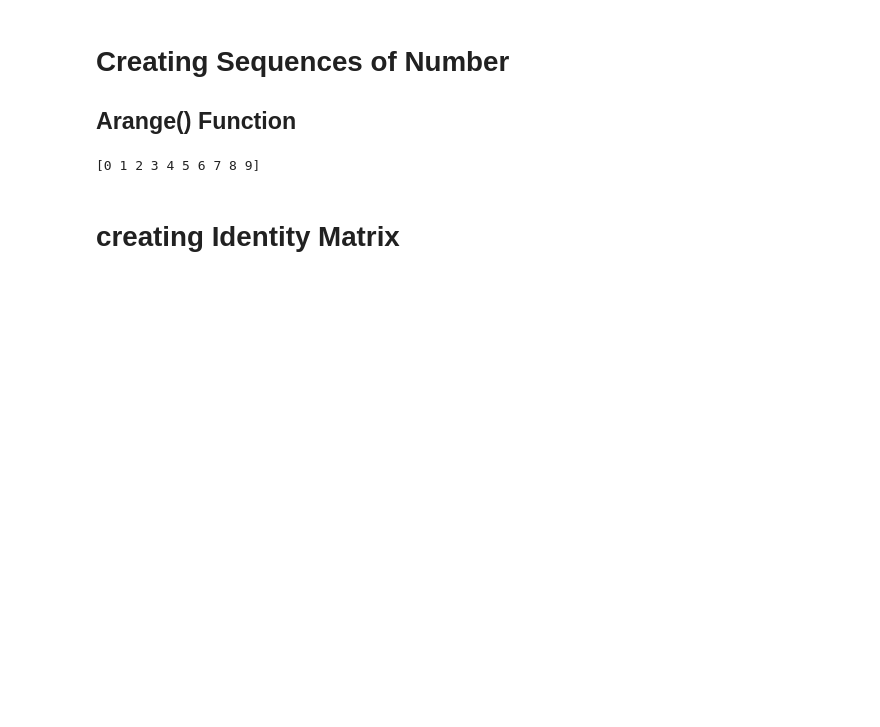
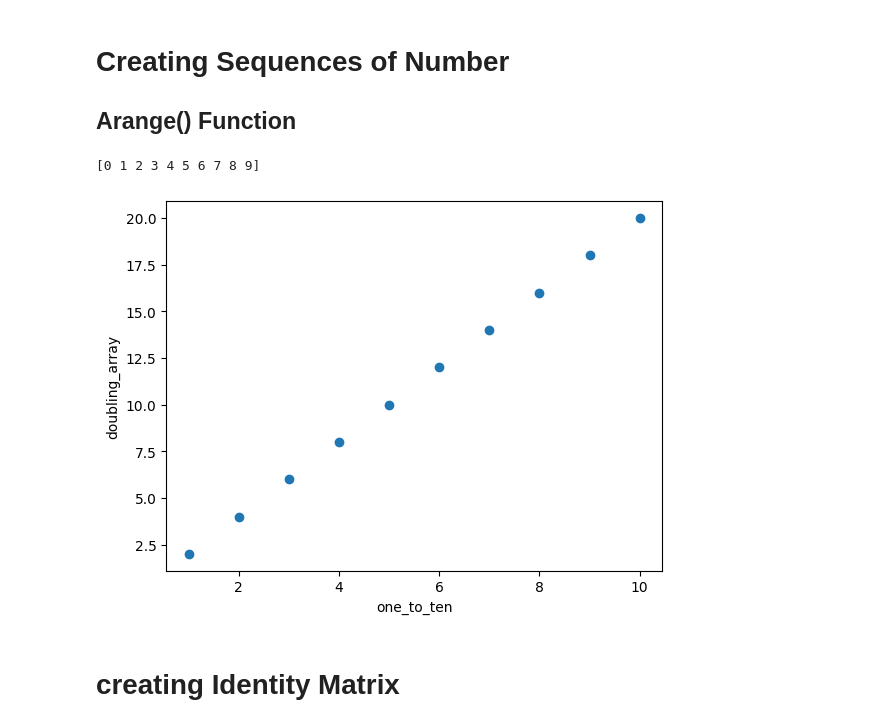
Before and after one commit to atta-ur-rehman-14/NumPy, a Jupyter notebook: Chapter-01(Basic)/array.ipynb, the cells around one changed output. Saved outputs shown, nothing was run; the diff lists cells and outputs as text; code cells hidden in the pictures; blank space fills up the shorter version.

Commit message:
array

```diff
--- a/Chapter-01(Basic)/array.ipynb
+++ b/Chapter-01(Basic)/array.ipynb
@@ -157,6 +168,27 @@ arr = np.arange(0,10,1)
 print(arr)
 # %% [output]
 [0 1 2 3 4 5 6 7 8 9]
+# %%
+import numpy as np
+import matplotlib.pyplot as plt
+
+# Create array from 1 to 10
+one_to_ten = np.arange(1, 11)
+
+# Example doubling array
+doubling_array = one_to_ten * 2
+
+# Scatter plot
+plt.scatter(one_to_ten, doubling_array)
+
+# Labels
+plt.xlabel("one_to_ten")
+plt.ylabel("doubling_array")
+
+# Show plot
+plt.show()
+# %% [output]
+[figure, added]
 # %% [markdown]
 # creating Identity Matrix
 # %% [markdown]
```
Also changed, not shown: parts of 2 cells of this notebook, 1 other file.
